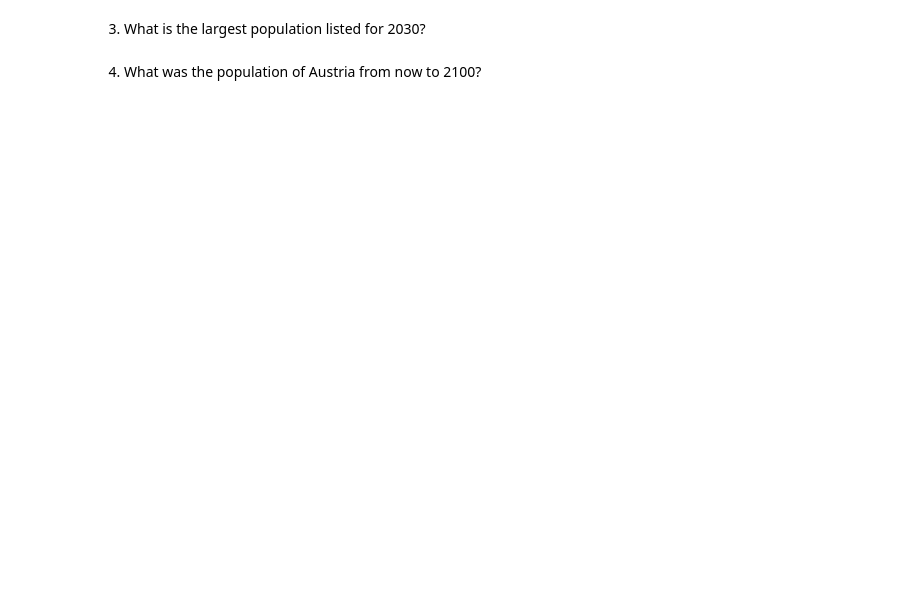
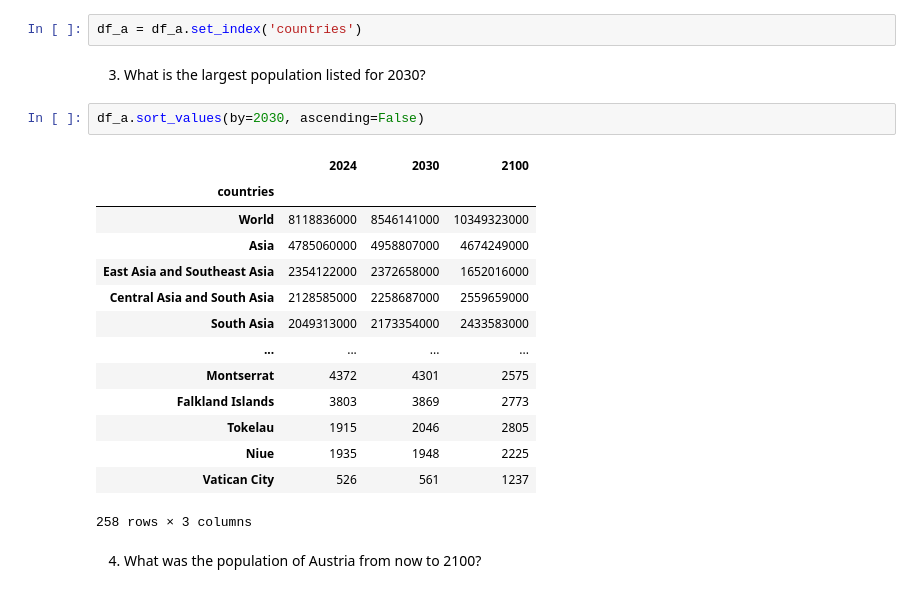
Before and after one commit to EPIC-Campus-LPS/pandas-ilovepythonsometimes, a Jupyter notebook: FAI_Pandas.ipynb, the cells around one changed output. Cells and saved outputs as stored; diff of their text form; blank space fills up the shorter version.

```diff
--- a/FAI_Pandas.ipynb
+++ b/FAI_Pandas.ipynb
@@ -98,6 +171,25 @@ df_a = pd.DataFrame.from_records(mat, columns=titles)
 # %% [markdown]
 2. How is the `DataFrame` currently indexed? If it is not already, make the `countries` column the index.
+# %%
+df_a = df_a.set_index('countries')
 # %% [markdown]
 3. What is the largest population listed for 2030?
+# %%
+df_a.sort_values(by=2030, ascending=False)
+# %% [output]
+|  | 2024 | 2030 | 2100 |
+| countries |  |  |  |
+| World | 8118836000 | 8546141000 | 10349323000 |
+| Asia | 4785060000 | 4958807000 | 4674249000 |
+| East Asia and Southeast Asia | 2354122000 | 2372658000 | 1652016000 |
+| Central Asia and South Asia | 2128585000 | 2258687000 | 2559659000 |
+| South Asia | 2049313000 | 2173354000 | 2433583000 |
+| ... | ... | ... | ... |
+| Montserrat | 4372 | 4301 | 2575 |
+| Falkland Islands | 3803 | 3869 | 2773 |
+| Tokelau | 1915 | 2046 | 2805 |
+| Niue | 1935 | 1948 | 2225 |
+| Vatican City | 526 | 561 | 1237 |
+258 rows × 3 columns
 # %% [markdown]
 4. What was the population of Austria from now to 2100?
```
Also changed, not shown: parts of 12 cells of this notebook.
